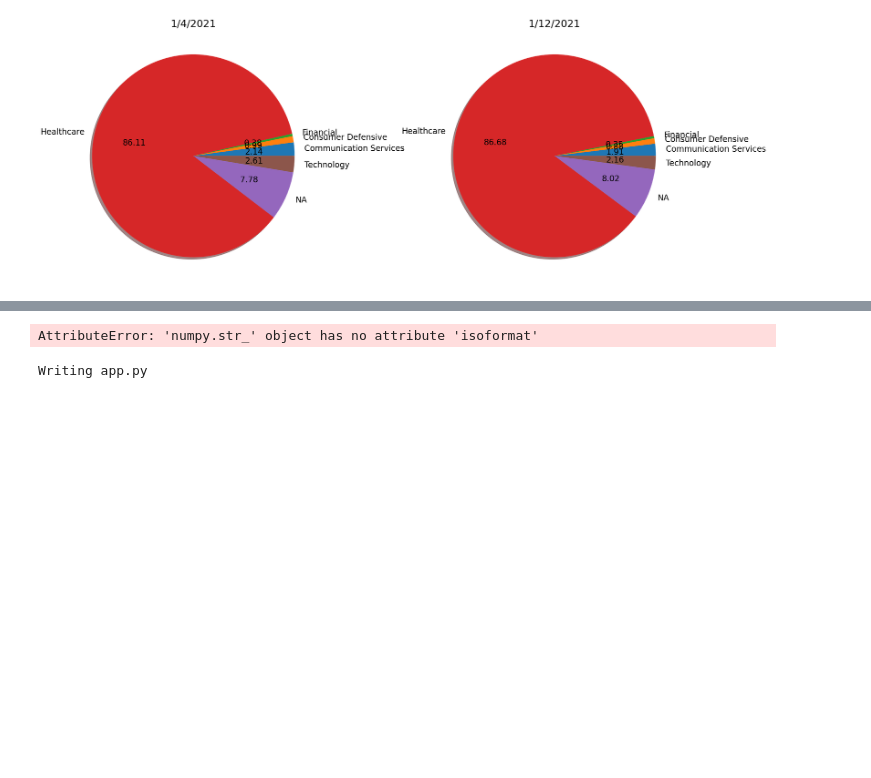
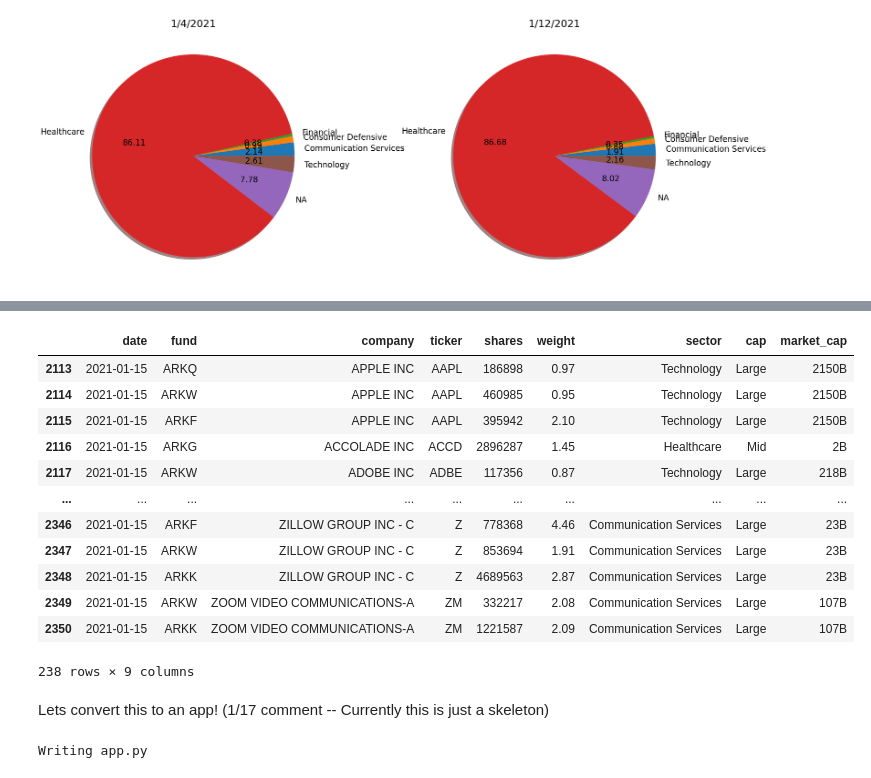
Before and after one commit to ShyuShiro/ARKFund_App, a Jupyter notebook: ARK Visualizations.ipynb, the cells around one changed output, grey strips where cells are left out. Saved outputs shown, nothing was run; the diff lists cells and outputs as text; code cells hidden in the pictures; blank space fills up the shorter version.

```diff
--- a/ARK Visualizations.ipynb
+++ b/ARK Visualizations.ipynb
@@ -692,13 +673,5 @@ changes[changes['ticker']=='HUYA']
 '''
 Goal: Alert if a position is significantly bought or sold (Maybe by metric of 10% increase/decrease in share size?)
 '''
-import datetime
-df = see_data(0) #Load data
-
-dates = sorted(df['date'].astype('datetime64[ns]').unique()) #Sort the unique dates
-
-today = dates[-1].astype()
-yesterday = dates[-2]
-
-print(today,yesterday)
+changes['percent_change']
 # %% [output]
@@ -706,7 +690,22 @@ TypeError: Cannot interpret '<module 'datetime' from 'C:\\Users\\Brandon\\minico
-# %%
-today
-# %% [output]
-AttributeError: 'numpy.str_' object has no attribute 'isoformat'
+# %%
+df['date'] = df['date'].astype('datetime64[ns]')
+df[df['date']==today]
+# %% [output]
+|  | date | fund | company | ticker | shares | weight | sector | cap | market_cap |
+| 2113 | 2021-01-15 | ARKQ | APPLE INC | AAPL | 186898 | 0.97 | Technology | Large | 2150B |
+| 2114 | 2021-01-15 | ARKW | APPLE INC | AAPL | 460985 | 0.95 | Technology | Large | 2150B |
+| 2115 | 2021-01-15 | ARKF | APPLE INC | AAPL | 395942 | 2.10 | Technology | Large | 2150B |
+| 2116 | 2021-01-15 | ARKG | ACCOLADE INC | ACCD | 2896287 | 1.45 | Healthcare | Mid | 2B |
+| 2117 | 2021-01-15 | ARKW | ADOBE INC | ADBE | 117356 | 0.87 | Technology | Large | 218B |
+| ... | ... | ... | ... | ... | ... | ... | ... | ... | ... |
+| 2346 | 2021-01-15 | ARKF | ZILLOW GROUP INC - C | Z | 778368 | 4.46 | Communication Services | Large | 23B |
+| 2347 | 2021-01-15 | ARKW | ZILLOW GROUP INC - C | Z | 853694 | 1.91 | Communication Services | Large | 23B |
+| 2348 | 2021-01-15 | ARKK | ZILLOW GROUP INC - C | Z | 4689563 | 2.87 | Communication Services | Large | 23B |
+| 2349 | 2021-01-15 | ARKW | ZOOM VIDEO COMMUNICATIONS-A | ZM | 332217 | 2.08 | Communication Services | Large | 107B |
+| 2350 | 2021-01-15 | ARKK | ZOOM VIDEO COMMUNICATIONS-A | ZM | 1221587 | 2.09 | Communication Services | Large | 107B |
+238 rows × 9 columns
+# %% [markdown]
+Lets convert this to an app! (1/17 comment -- Currently this is just a skeleton)
 # %%
 %%writefile app.py
 import dash
```
Also changed, not shown: parts of 17 cells of this notebook, 1 other file.
